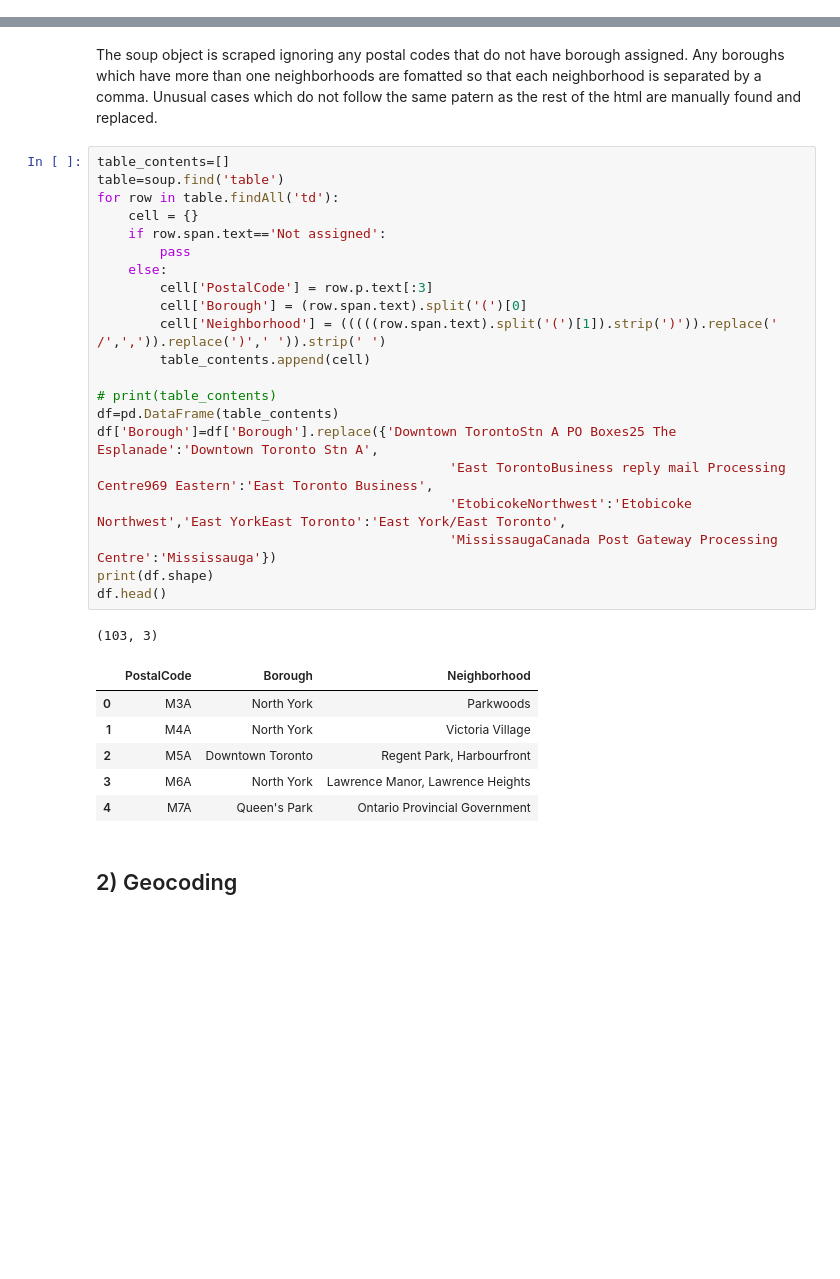
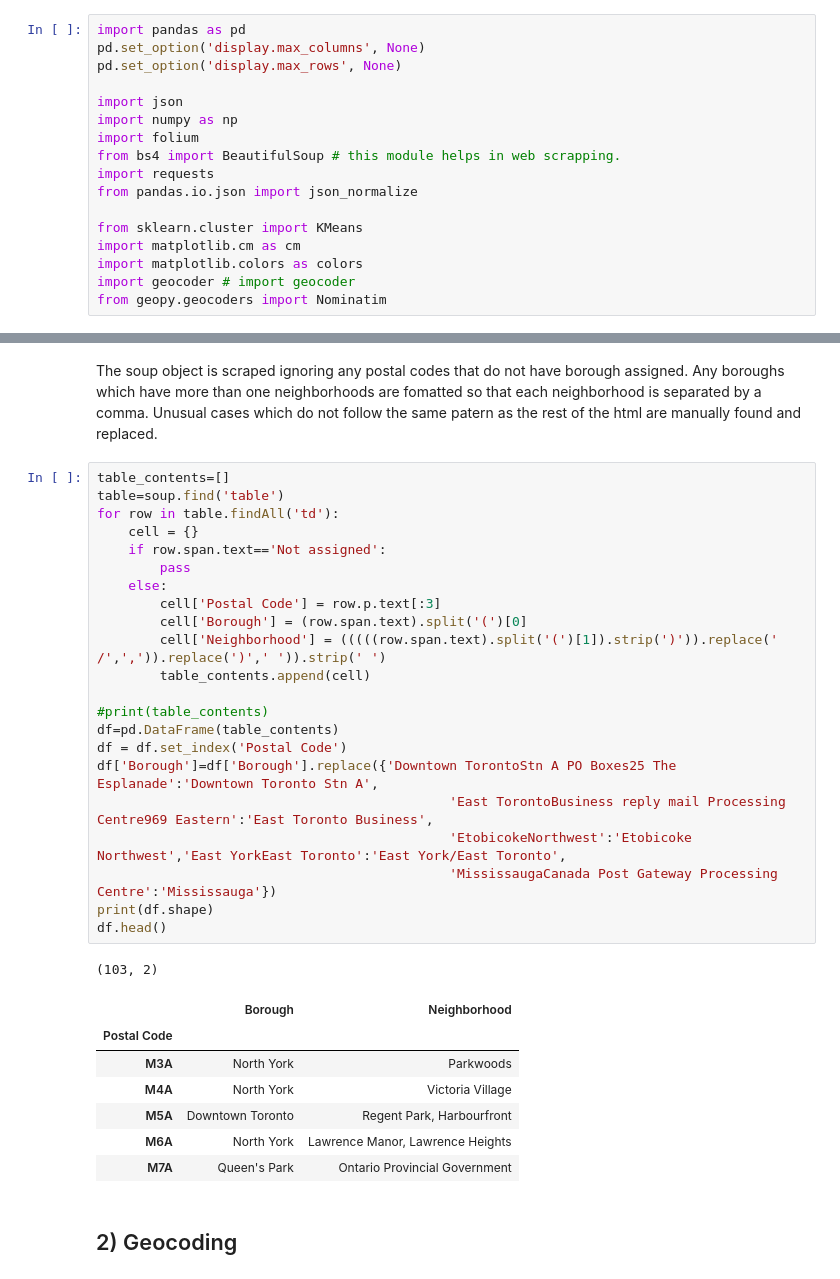
Before and after one commit to isaac-davis/IBM-Applied-Data-Science-Capstone, a Jupyter notebook: Segmenting and Clustering Neighborhoods in Toronto.ipynb, the cells around one changed output, grey strips where cells are left out. Saved outputs shown, nothing was run; the diff lists cells and outputs as text; blank space fills up the shorter version.

```diff
--- a/Segmenting and Clustering Neighborhoods in Toronto.ipynb
+++ b/Segmenting and Clustering Neighborhoods in Toronto.ipynb
@@ -6,2 +22,19 @@ import numpy as np
+# %%
+import pandas as pd
+pd.set_option('display.max_columns', None)
+pd.set_option('display.max_rows', None)
+
+import json
+import numpy as np
+import folium
+from bs4 import BeautifulSoup # this module helps in web scrapping.
+import requests
+from pandas.io.json import json_normalize
+
+from sklearn.cluster import KMeans
+import matplotlib.cm as cm
+import matplotlib.colors as colors
+import geocoder # import geocoder
+from geopy.geocoders import Nominatim
 # %% [markdown]
 ## 1) Webscraping
@@ -17,31 +47,33 @@ The soup object is scraped ignoring any postal codes that do not have borough as
 # %%
 table_contents=[]
 table=soup.find('table')
 for row in table.findAll('td'):
     cell = {}
     if row.span.text=='Not assigned':
         pass
     else:
-        cell['PostalCode'] = row.p.text[:3]
+        cell['Postal Code'] = row.p.text[:3]
         cell['Borough'] = (row.span.text).split('(')[0]
         cell['Neighborhood'] = (((((row.span.text).split('(')[1]).strip(')')).replace(' /',',')).replace(')',' ')).strip(' ')
         table_contents.append(cell)
 
-# print(table_contents)
+#print(table_contents)
 df=pd.DataFrame(table_contents)
+df = df.set_index('Postal Code')
 df['Borough']=df['Borough'].replace({'Downtown TorontoStn A PO Boxes25 The Esplanade':'Downtown Toronto Stn A',
                                              'East TorontoBusiness reply mail Processing Centre969 Eastern':'East Toronto Business',
                                              'EtobicokeNorthwest':'Etobicoke Northwest','East YorkEast Toronto':'East York/East Toronto',
                                              'MississaugaCanada Post Gateway Processing Centre':'Mississauga'})
 print(df.shape)
 df.head()
 # %% [output]
-(103, 3)
+(103, 2)
-|  | PostalCode | Borough | Neighborhood |
-| 0 | M3A | North York | Parkwoods |
-| 1 | M4A | North York | Victoria Village |
-| 2 | M5A | Downtown Toronto | Regent Park, Harbourfront |
-| 3 | M6A | North York | Lawrence Manor, Lawrence Heights |
-| 4 | M7A | Queen's Park | Ontario Provincial Government |
+|  | Borough | Neighborhood |
+| Postal Code |  |  |
+| M3A | North York | Parkwoods |
+| M4A | North York | Victoria Village |
+| M5A | Downtown Toronto | Regent Park, Harbourfront |
+| M6A | North York | Lawrence Manor, Lawrence Heights |
+| M7A | Queen's Park | Ontario Provincial Government |
 # %% [markdown]
 ## 2) Geocoding
```
Also changed, not shown: parts of 45 cells of this notebook.
